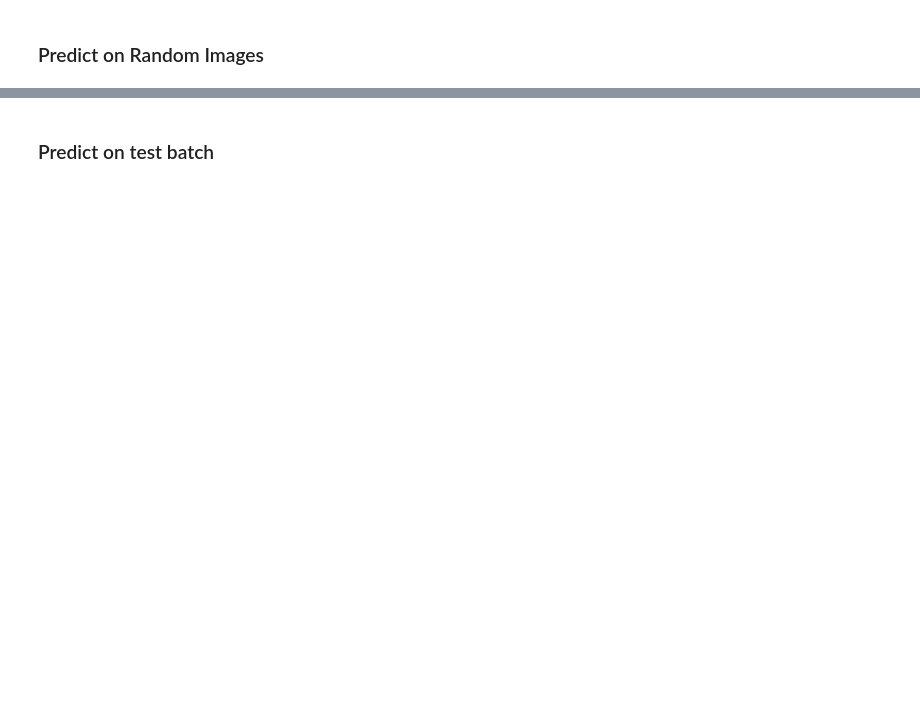
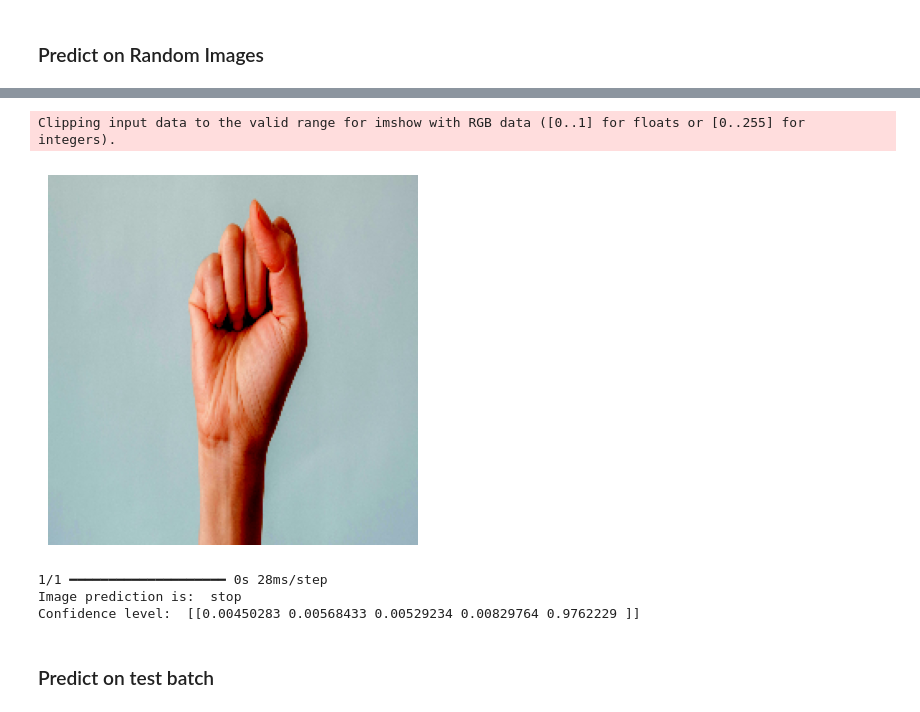
Before and after one commit to Emeron16/UCSD, a Jupyter notebook: Capstone Project/HandGesture.ipynb, the cells around one changed output, grey strips where cells are left out. Drawn from its saved outputs; the diff is of its cells as text; code cells hidden in the pictures; blank space fills up the shorter version.

```diff
--- a/Capstone Project/HandGesture.ipynb
+++ b/Capstone Project/HandGesture.ipynb
@@ -469,7 +612,7 @@ def TestRandomImage(url):
   plt.axis('off')  # Hide axes
   plt.show()
   Prediction = model.predict(img_batch)
-  labels = ['Left Swipe', 'Right Swipe', 'Stop Gesture', 'Thumbs Down', 'Thumbs Up']
+  labels = ['dislike', 'like', 'mute', 'ok', 'stop']
   print('Image prediction is: ', labels[Prediction.argmax()])
   print('Confidence level: ', Prediction)
 # %%
@@ -490,0 +624,3 @@ Confidence level:  [[0.17044257 0.15167435 0.17193228 0.3487556  0.1571952 ]]
+# %%
+TestRandomImage(url)
+# %% [output]
@@ -491,3 +629,8 @@ Confidence level:  [[0.17044257 0.15167435 0.17193228 0.3487556  0.1571952 ]]
+Clipping input data to the valid range for imshow with RGB data ([0..1] for floats or [0..255] for integers).
+[figure, added]
+1/1 ━━━━━━━━━━━━━━━━━━━━ 0s 28ms/step
+Image prediction is:  stop
+Confidence level:  [[0.00450283 0.00568433 0.00529234 0.00829764 0.9762229 ]]
 # %% [markdown]
 ### Predict on test batch
 # %%
```
Also changed, not shown: parts of 34 cells of this notebook, 19 other files.
